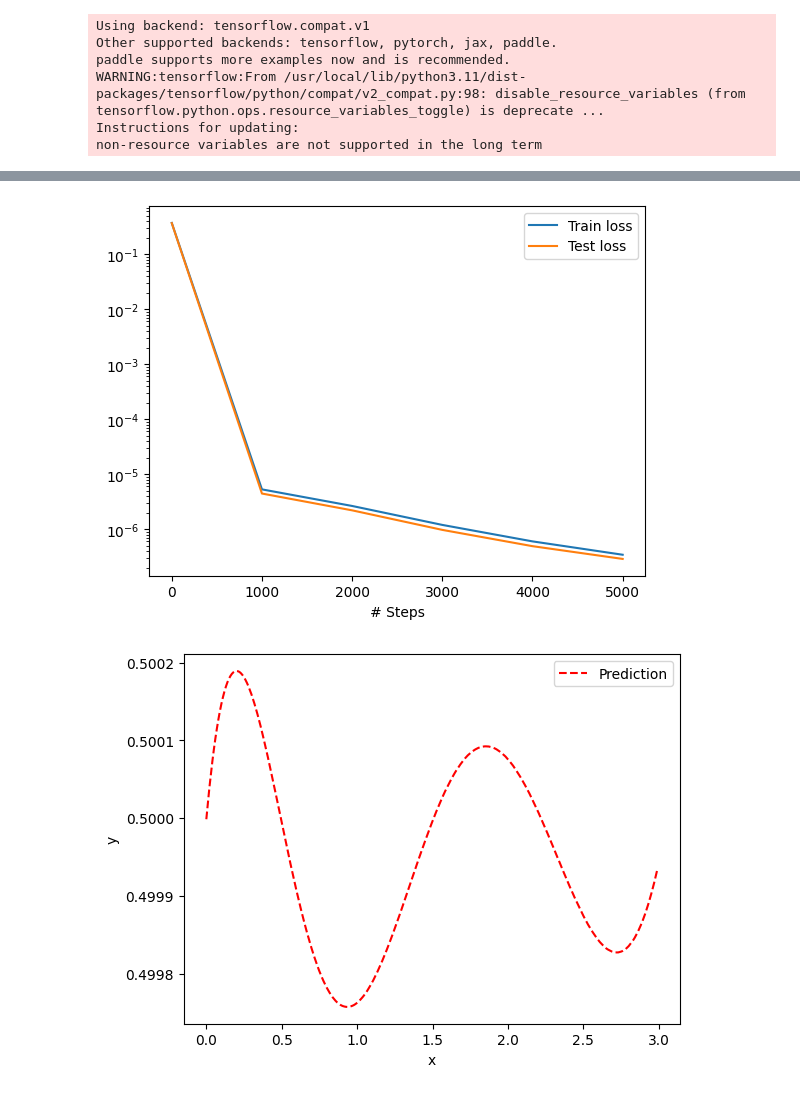
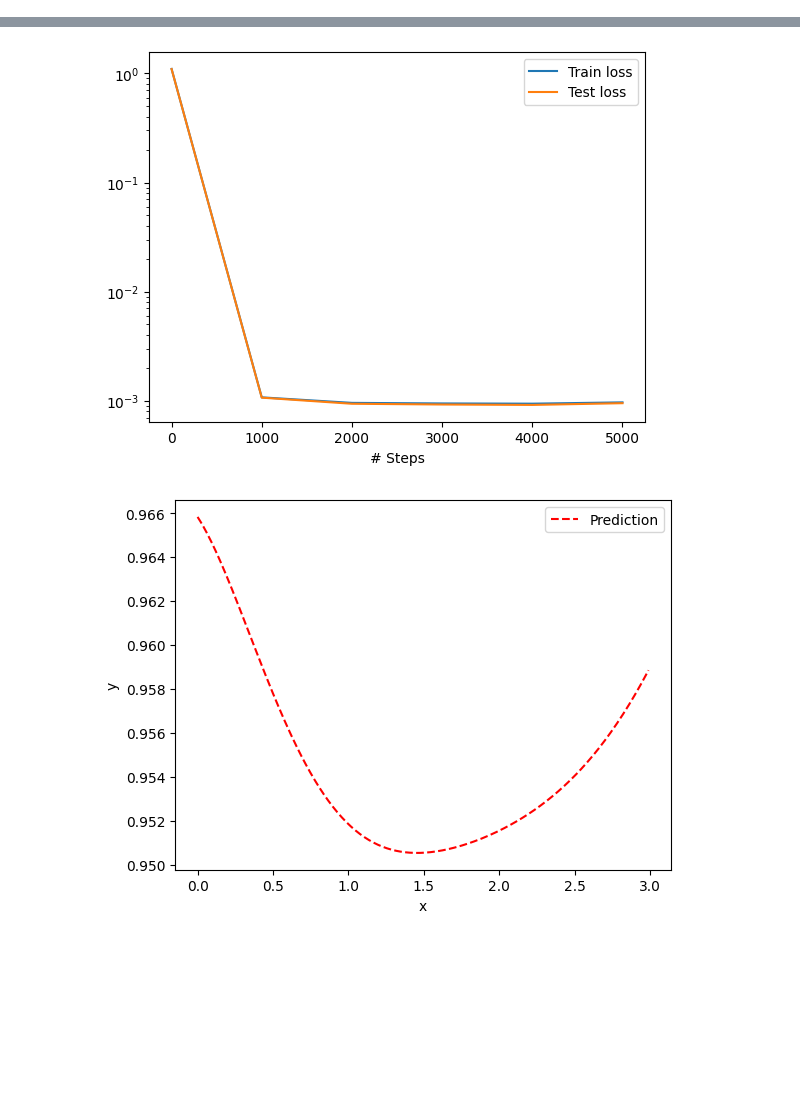
Before and after one commit to componavt/differential_equations, a Jupyter notebook: src/hill_equation/deepxde.ipynb, the cells around one changed output, grey strips where cells are left out. Drawn from its saved outputs; the diff is of its cells as text; code cells hidden in the pictures; blank space fills up the shorter version.

```diff
--- a/src/hill_equation/deepxde.ipynb
+++ b/src/hill_equation/deepxde.ipynb
@@ -14,14 +14,15 @@ b = 1.0       # Пример значения b > 0
 def hill_equation(x, y):
     dy_t = dde.grad.jacobian(y, x, i=0, j=0)  # dy/dt
     x_alpha = tf.pow(y, 1/alpha)              # x^(1/alpha)
-    b_alpha = tf.pow(b, 1/alpha)               # b^(1/alpha)
+    b_alpha = tf.pow(b, 1/alpha)              # b^(1/alpha)
     return dy_t - x_alpha / (b_alpha + x_alpha)
 
 # Геометрия (временной интервал)
 geom = dde.geometry.TimeDomain(0, 3)
 
-# Начальное условие (x(0) = x0, например, x0 = 0.5)
-ic = dde.icbc.IC(geom, lambda x: 0.5, lambda _, on_initial: on_initial)
+# Начальное условие x(0) ≈ b
+x0 = b * 0.99  # Чуть меньше b
+ic = dde.icbc.IC(geom, lambda x: x0, lambda _, on_initial: on_initial)
 
 # Данные для обучения
 data = dde.data.PDE(
@@ -63,6 +63,0 @@ Finding available backend...
-Using backend: tensorflow.compat.v1
-Other supported backends: tensorflow, pytorch, jax, paddle.
-paddle supports more examples now and is recommended.
-WARNING:tensorflow:From /usr/local/lib/python3.11/dist-packages/tensorflow/python/compat/v2_compat.py:98: disable_resource_variables (from tensorflow.python.ops.resource_variables_toggle) is deprecate ...
-Instructions for updating:
-non-resource variables are not supported in the long term
@@ -86,2 +64,2 @@ Step      Train loss              Test loss               Test metric
-[figure, old version]
+[figure, new version]
-[figure, old version]
+[figure, new version]
```
Also changed, not shown: parts of 1 cell of this notebook.
